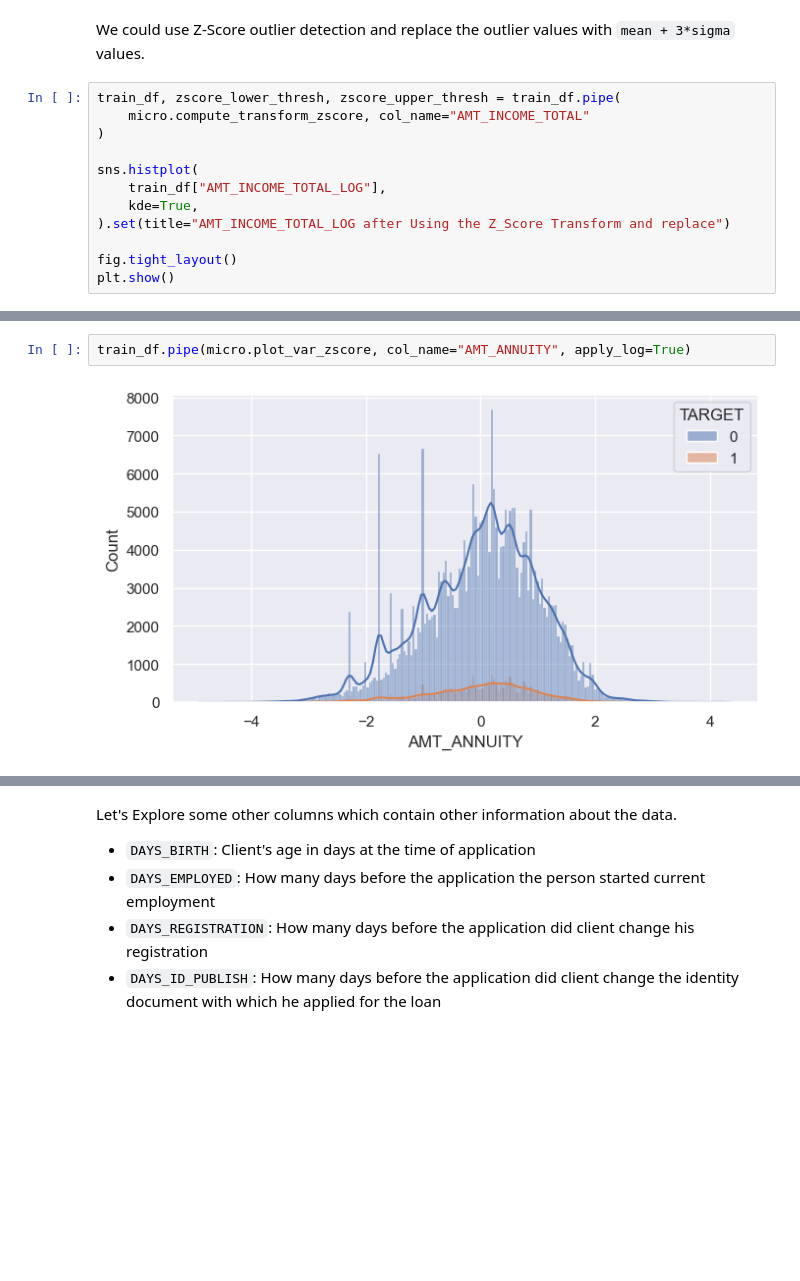
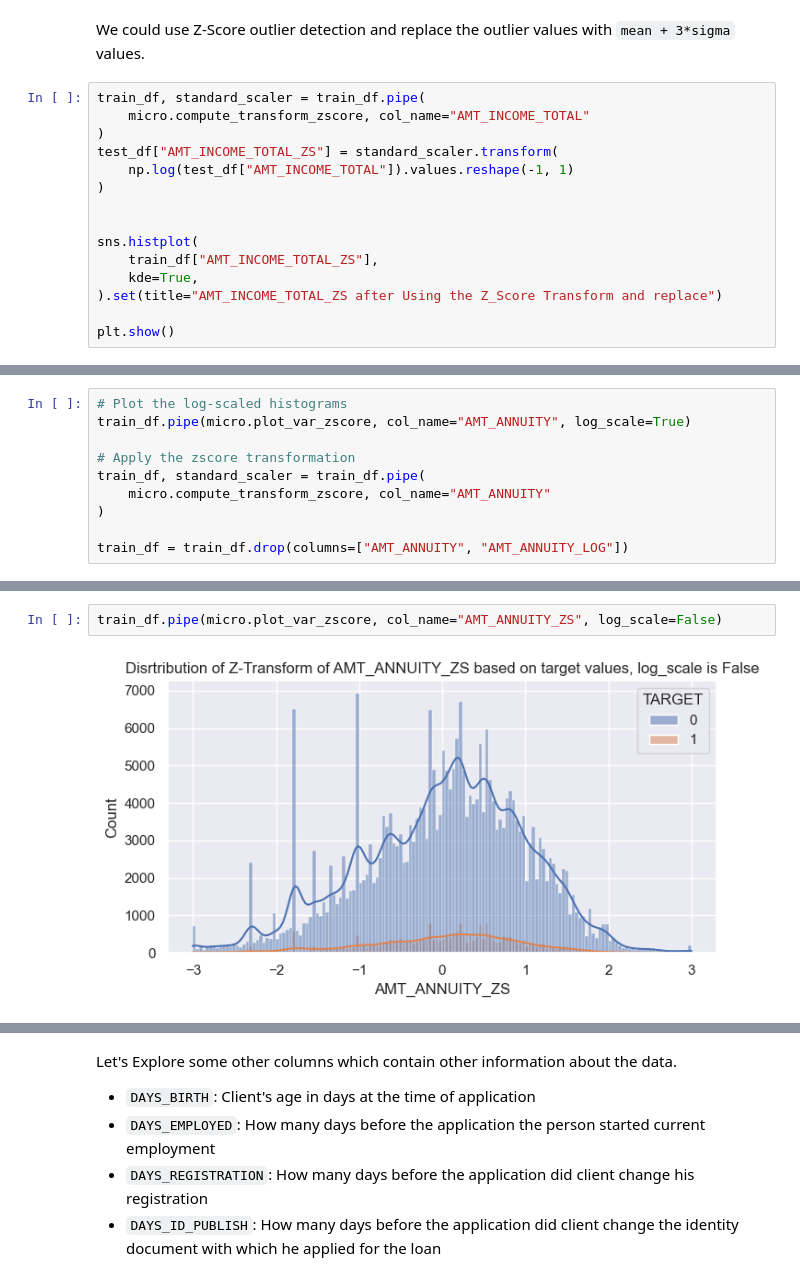
Before and after one commit to Shayan-B/MicroFinance-Project, a Jupyter notebook: Notebooks/Microfinance-Main.ipynb, the cells around one changed output, grey strips where cells are left out. Saved outputs shown, nothing was run; the diff lists cells and outputs as text; blank space fills up the shorter version.

```diff
--- a/Notebooks/Microfinance-Main.ipynb
+++ b/Notebooks/Microfinance-Main.ipynb
@@ -213,15 +202,18 @@ plt.show()
 # %% [markdown]
 We could use Z-Score outlier detection and replace the outlier values with `mean + 3*sigma` values.
 # %%
-train_df, zscore_lower_thresh, zscore_upper_thresh = train_df.pipe(
+train_df, standard_scaler = train_df.pipe(
     micro.compute_transform_zscore, col_name="AMT_INCOME_TOTAL"
 )
+test_df["AMT_INCOME_TOTAL_ZS"] = standard_scaler.transform(
+    np.log(test_df["AMT_INCOME_TOTAL"]).values.reshape(-1, 1)
+)
+
 
 sns.histplot(
-    train_df["AMT_INCOME_TOTAL_LOG"],
+    train_df["AMT_INCOME_TOTAL_ZS"],
     kde=True,
-).set(title="AMT_INCOME_TOTAL_LOG after Using the Z_Score Transform and replace")
+).set(title="AMT_INCOME_TOTAL_ZS after Using the Z_Score Transform and replace")
 
-fig.tight_layout()
 plt.show()
 # %% [output]
@@ -248,0 +239,10 @@ micro.explore_var_vs_target(train_df, "AMT_ANNUITY")
+# %%
+# Plot the log-scaled histograms
+train_df.pipe(micro.plot_var_zscore, col_name="AMT_ANNUITY", log_scale=True)
+
+# Apply the zscore transformation
+train_df, standard_scaler = train_df.pipe(
+    micro.compute_transform_zscore, col_name="AMT_ANNUITY"
+)
+
+train_df = train_df.drop(columns=["AMT_ANNUITY", "AMT_ANNUITY_LOG"])
@@ -249,7 +251,7 @@ micro.explore_var_vs_target(train_df, "AMT_ANNUITY")
 # %%
-train_df.pipe(micro.plot_var_zscore, col_name="AMT_ANNUITY", apply_log=True)
+train_df.pipe(micro.plot_var_zscore, col_name="AMT_ANNUITY_ZS", log_scale=False)
 # %% [output]
-[figure, old version]
+[figure, new version]
 # %%
 train_df.pipe(micro.explore_var_vs_target, col_name="AMT_GOODS_PRICE")
 # %% [output]
```
Also changed, not shown: parts of 47 cells of this notebook, 1 other file.
